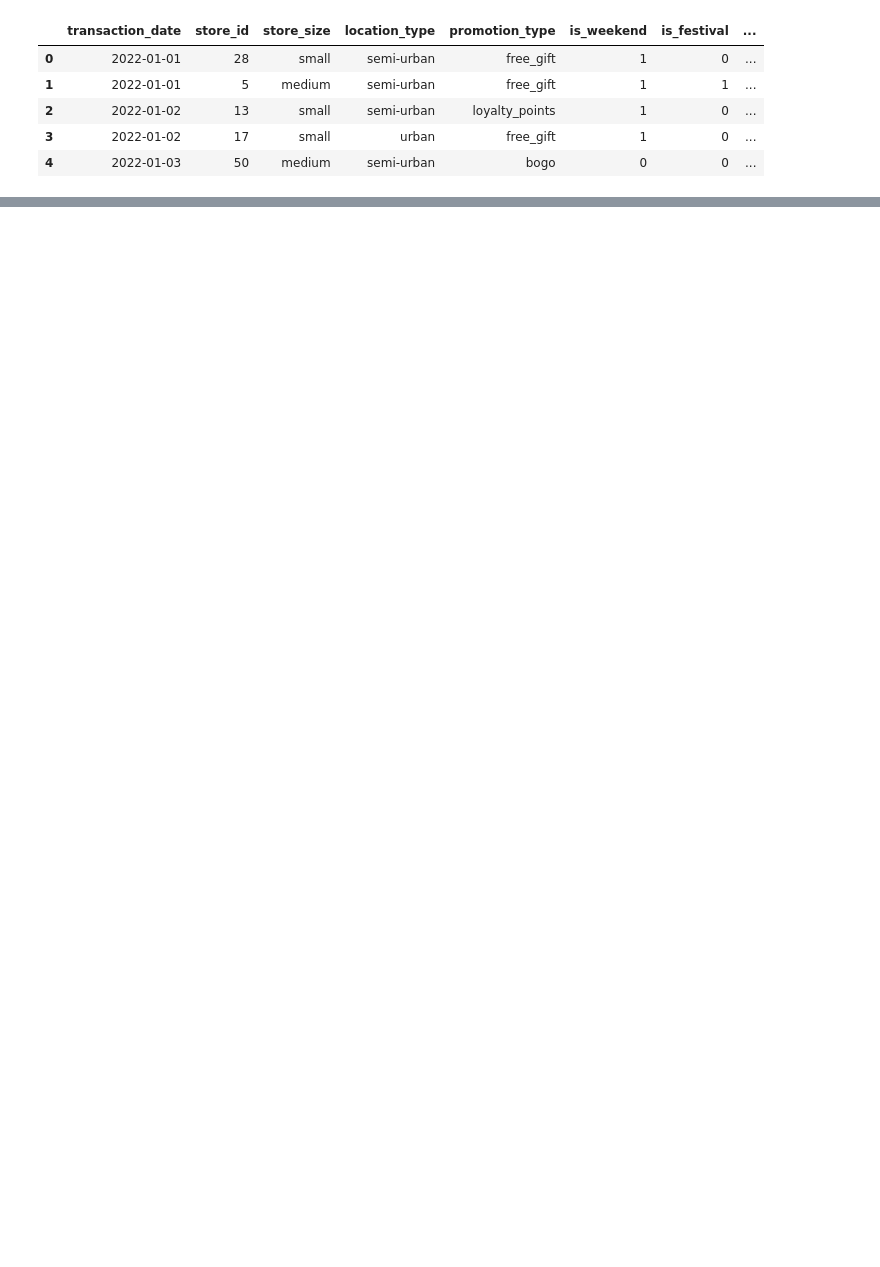
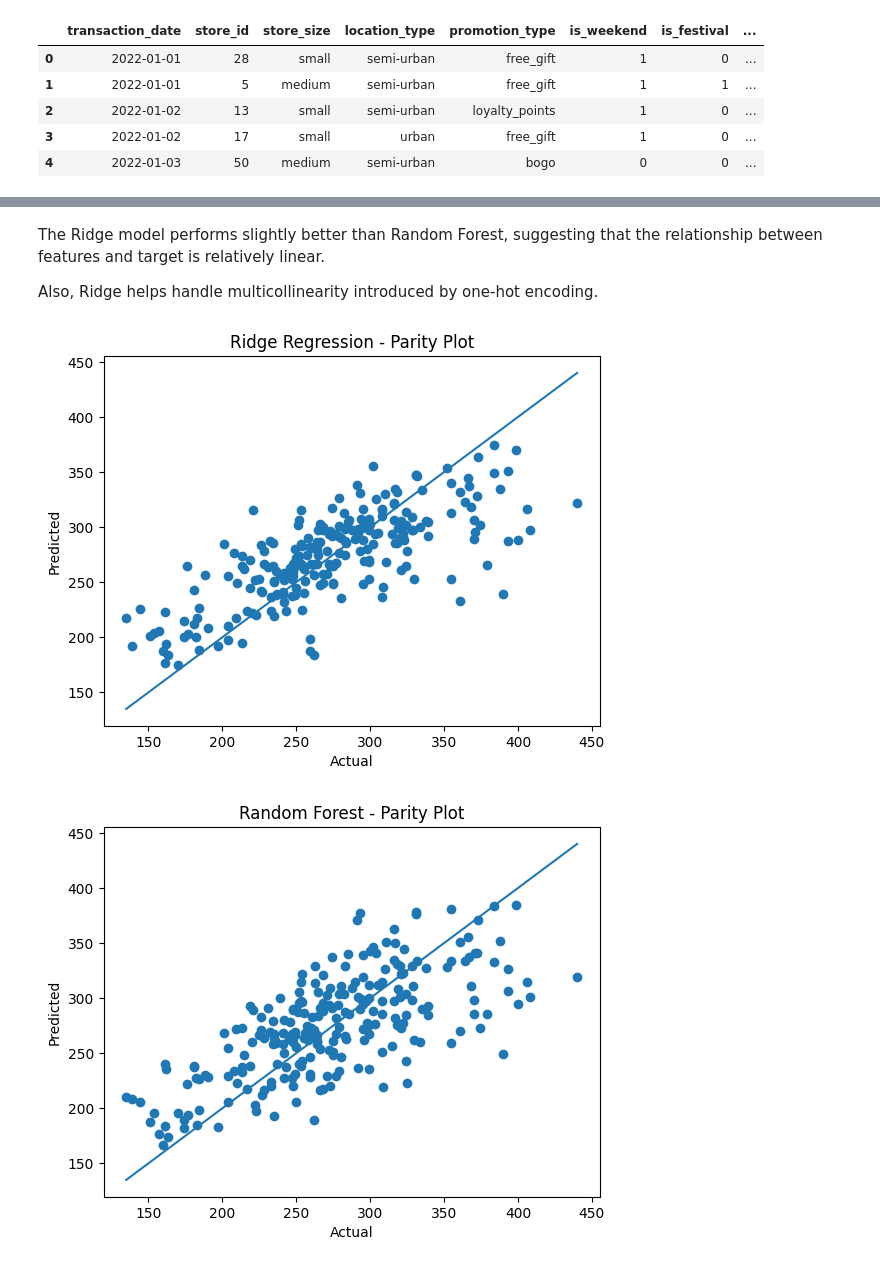
Before and after one commit to manishindia1020-percy/ml-assessment-manishkumar-shukla, a Jupyter notebook: part_a/q3_feature_engineering.ipynb, the cells around one changed output, grey strips where cells are left out. Cells and saved outputs as stored; diff of their text form; code cells hidden in the pictures; blank space fills up the shorter version.

```diff
--- a/part_a/q3_feature_engineering.ipynb
+++ b/part_a/q3_feature_engineering.ipynb
@@ -68,3 +71,9 @@ Instead, I split the data chronologically to better simulate real-world predicti
+# %%
+# Log transform skewed numeric features
+# If there are any skewed numeric features, applying a log transformation can help normalize their distribution, which often leads to better model performance. This is especially useful for features like 'competition_density' that may have a long tail.
+
+if 'competition_density' in df.columns:
+    df['competition_density'] = np.log1p(df['competition_density'])
 # %%
 # Sorting by date
 # Sorting the dataset by 'transaction_date' ensures that our training and testing sets are chronologically ordered, which is important for time series data to prevent data leakage and to better simulate real-world forecasting scenarios.
@@ -208,0 +98,14 @@ feat_imp.head(10)
+# %%
+# Feature selection
+# We will use a combination of numeric and categorical features for our model. The numeric features will be standardized, while the categorical features will be one-hot encoded to ensure that they are in a suitable format for the regression models.
+
+num_cols = ['competition_density', 'year', 'month', 'day_of_week', 'is_month_end']
+cat_cols = ['promotion_type', 'location_type', 'store_size']
+
+# Column transformer
+# The ColumnTransformer allows us to apply different preprocessing steps to numeric and categorical features in a single pipeline. This ensures that our data is properly prepared for modeling without having to manually preprocess each type of feature separately.
+
+preprocessor = ColumnTransformer([
+    ('num', StandardScaler(), num_cols),
+    ('cat', OneHotEncoder(handle_unknown='ignore', drop='first'), cat_cols)
+])
@@ -208,0 +166,23 @@ feat_imp.head(10)
+# %% [markdown]
+The Ridge model performs slightly better than Random Forest, suggesting that the relationship between features and target is relatively linear.
+
+Also, Ridge helps handle multicollinearity introduced by one-hot encoding.
+# %%
+for name, (pipe, preds) in results.items():
+    plt.scatter(test['items_sold'], preds)
+    plt.xlabel('Actual')
+    plt.ylabel('Predicted')
+    plt.title(f'{name} - Parity Plot')
+
+    # diagonal reference line
+    # The diagonal reference line (y=x) helps to visually assess the performance of the model. If the predictions are perfect, all points would lie on this line. Deviations from this line indicate prediction errors, with points above the line indicating overestimation and points below indicating underestimation.
+
+    min_val = min(test['items_sold'])
+    max_val = max(test['items_sold'])
+
+    plt.plot([min_val, max_val], [min_val, max_val])
+
+    plt.show()
+# %% [output]
+[figure, added]
+[figure, added]
```
Also changed, not shown: parts of 17 cells of this notebook.
